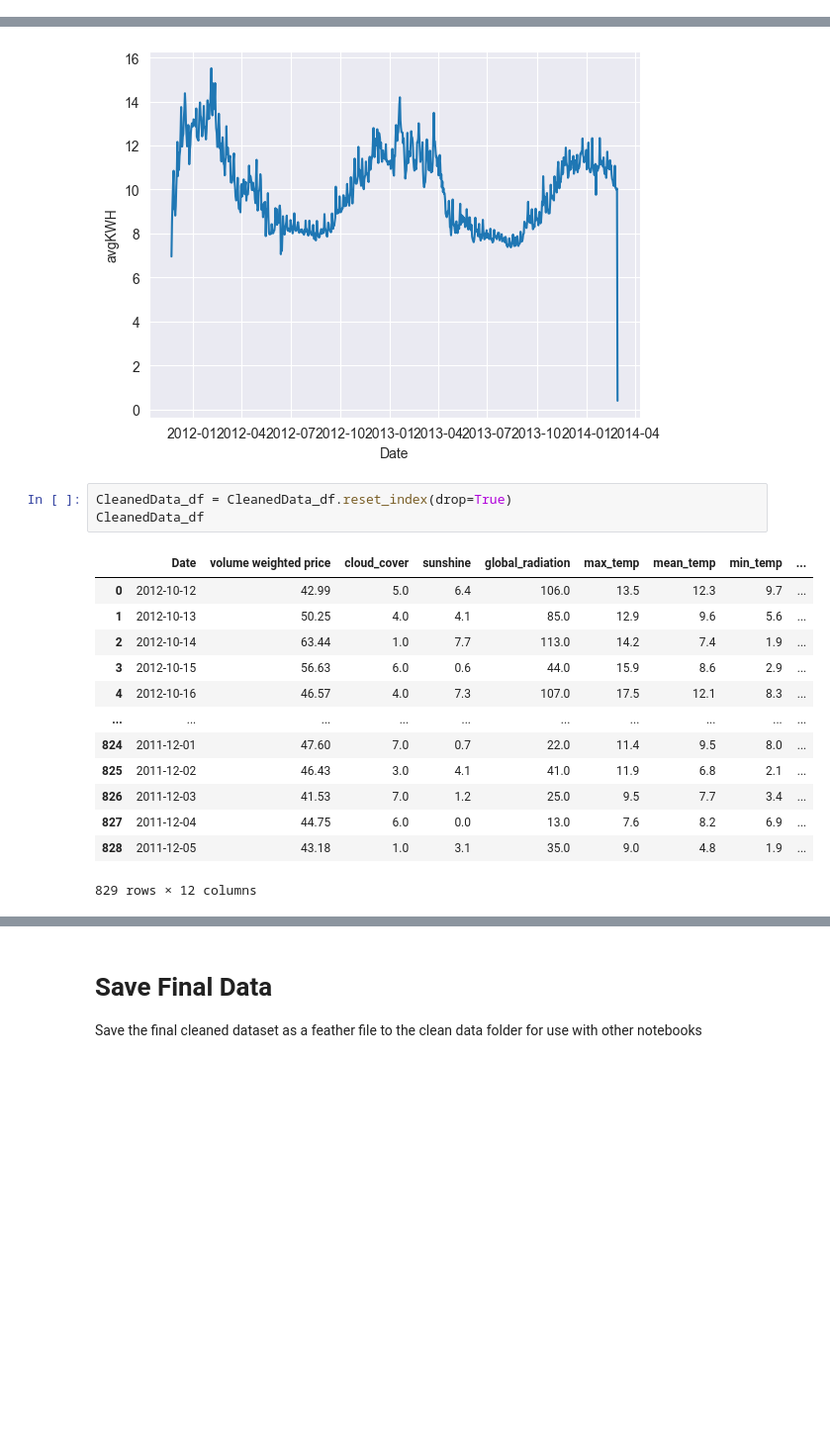
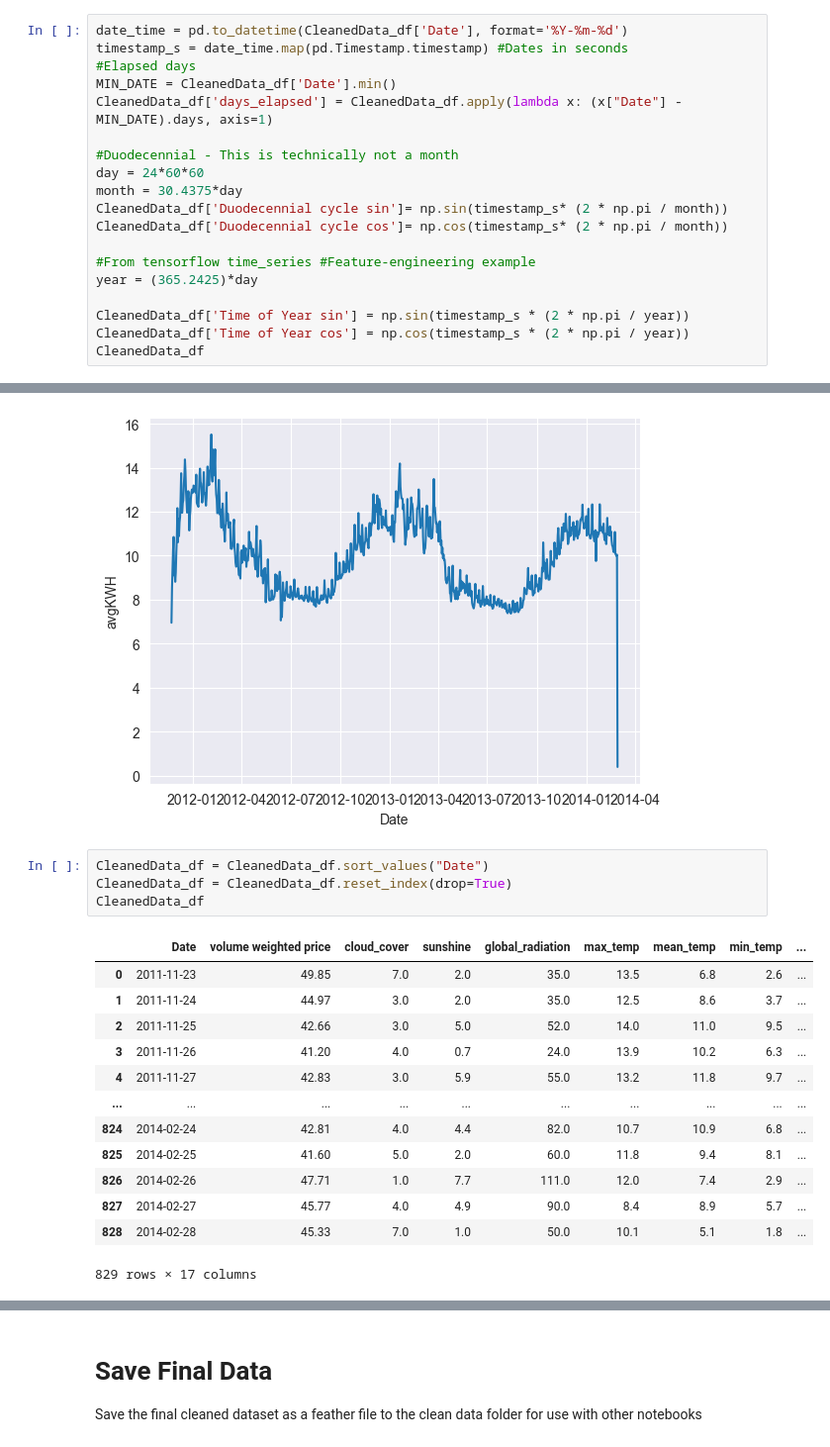
Before and after one commit to danny-ven/csc5610_london_energy, a Jupyter notebook: jupyter_notebooks/LondonData.ipynb, the cells around one changed output, grey strips where cells are left out. Shown at 99% size. Drawn from its saved outputs; the diff is of its cells as text; blank space fills up the shorter version.

Commit message:
Added days elapsed and then embedded Duedecennial cycles (month kind of), and time of year data into sin and cosign variables. TrainTest splits not updating for some reason.

```diff
--- a/jupyter_notebooks/LondonData.ipynb
+++ b/jupyter_notebooks/LondonData.ipynb
@@ -493,0 +496,19 @@ Index(['LCLid', 'Date', 'KWH', 'volume weighted price', 'index', 'cloud_cover',
+# %%
+date_time = pd.to_datetime(CleanedData_df['Date'], format='%Y-%m-%d')
+timestamp_s = date_time.map(pd.Timestamp.timestamp) #Dates in seconds
+#Elapsed days
+MIN_DATE = CleanedData_df['Date'].min()
+CleanedData_df['days_elapsed'] = CleanedData_df.apply(lambda x: (x["Date"] - MIN_DATE).days, axis=1)
+
+#Duodecennial - This is technically not a month
+day = 24*60*60
+month = 30.4375*day
+CleanedData_df['Duodecennial cycle sin']= np.sin(timestamp_s* (2 * np.pi / month))
+CleanedData_df['Duodecennial cycle cos']= np.cos(timestamp_s* (2 * np.pi / month))
+
+#From tensorflow time_series #Feature-engineering example
+year = (365.2425)*day
+
+CleanedData_df['Time of Year sin'] = np.sin(timestamp_s * (2 * np.pi / year))
+CleanedData_df['Time of Year cos'] = np.cos(timestamp_s * (2 * np.pi / year))
+CleanedData_df
@@ -552,19 +587,20 @@ sns.lineplot(y = CleanedData_df['avgKWH'],x=CleanedData_df['Date'])
 <Axes: xlabel='Date', ylabel='avgKWH'>
 [figure]
 # %%
+CleanedData_df = CleanedData_df.sort_values("Date")
 CleanedData_df = CleanedData_df.reset_index(drop=True)
 CleanedData_df
 # %% [output]
 |  | Date | volume weighted price | cloud_cover | sunshine | global_radiation | max_temp | mean_temp | min_temp | ... |
-| 0 | 2012-10-12 | 42.99 | 5.0 | 6.4 | 106.0 | 13.5 | 12.3 | 9.7 | ... |
-| 1 | 2012-10-13 | 50.25 | 4.0 | 4.1 | 85.0 | 12.9 | 9.6 | 5.6 | ... |
-| 2 | 2012-10-14 | 63.44 | 1.0 | 7.7 | 113.0 | 14.2 | 7.4 | 1.9 | ... |
-| 3 | 2012-10-15 | 56.63 | 6.0 | 0.6 | 44.0 | 15.9 | 8.6 | 2.9 | ... |
-| 4 | 2012-10-16 | 46.57 | 4.0 | 7.3 | 107.0 | 17.5 | 12.1 | 8.3 | ... |
+| 0 | 2011-11-23 | 49.85 | 7.0 | 2.0 | 35.0 | 13.5 | 6.8 | 2.6 | ... |
+| 1 | 2011-11-24 | 44.97 | 3.0 | 2.0 | 35.0 | 12.5 | 8.6 | 3.7 | ... |
+| 2 | 2011-11-25 | 42.66 | 3.0 | 5.0 | 52.0 | 14.0 | 11.0 | 9.5 | ... |
+| 3 | 2011-11-26 | 41.20 | 4.0 | 0.7 | 24.0 | 13.9 | 10.2 | 6.3 | ... |
+| 4 | 2011-11-27 | 42.83 | 3.0 | 5.9 | 55.0 | 13.2 | 11.8 | 9.7 | ... |
 | ... | ... | ... | ... | ... | ... | ... | ... | ... | ... |
-| 824 | 2011-12-01 | 47.60 | 7.0 | 0.7 | 22.0 | 11.4 | 9.5 | 8.0 | ... |
-| 825 | 2011-12-02 | 46.43 | 3.0 | 4.1 | 41.0 | 11.9 | 6.8 | 2.1 | ... |
-| 826 | 2011-12-03 | 41.53 | 7.0 | 1.2 | 25.0 | 9.5 | 7.7 | 3.4 | ... |
-| 827 | 2011-12-04 | 44.75 | 6.0 | 0.0 | 13.0 | 7.6 | 8.2 | 6.9 | ... |
-| 828 | 2011-12-05 | 43.18 | 1.0 | 3.1 | 35.0 | 9.0 | 4.8 | 1.9 | ... |
+| 824 | 2014-02-24 | 42.81 | 4.0 | 4.4 | 82.0 | 10.7 | 10.9 | 6.8 | ... |
+| 825 | 2014-02-25 | 41.60 | 5.0 | 2.0 | 60.0 | 11.8 | 9.4 | 8.1 | ... |
+| 826 | 2014-02-26 | 47.71 | 1.0 | 7.7 | 111.0 | 12.0 | 7.4 | 2.9 | ... |
+| 827 | 2014-02-27 | 45.77 | 4.0 | 4.9 | 90.0 | 8.4 | 8.9 | 5.7 | ... |
+| 828 | 2014-02-28 | 45.33 | 7.0 | 1.0 | 50.0 | 10.1 | 5.1 | 1.8 | ... |
-829 rows × 12 columns
+829 rows × 17 columns
```
Also changed, not shown: parts of 8 cells of this notebook, 2 other files.
